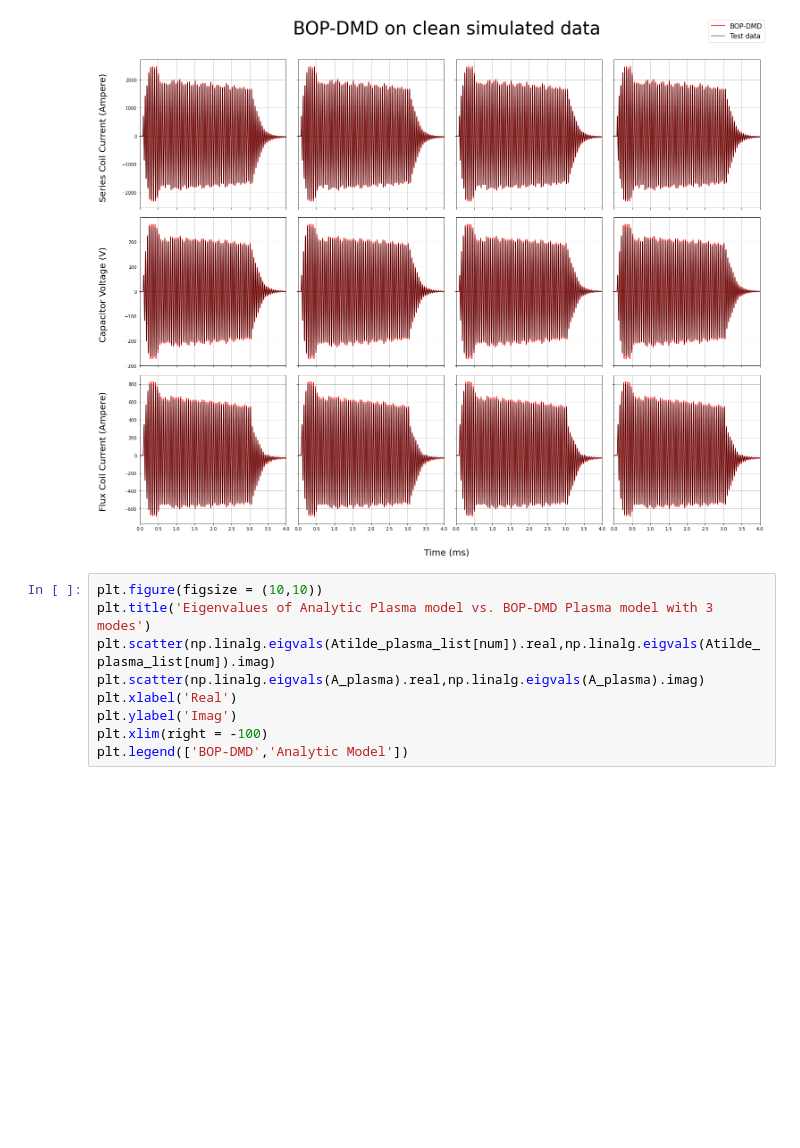
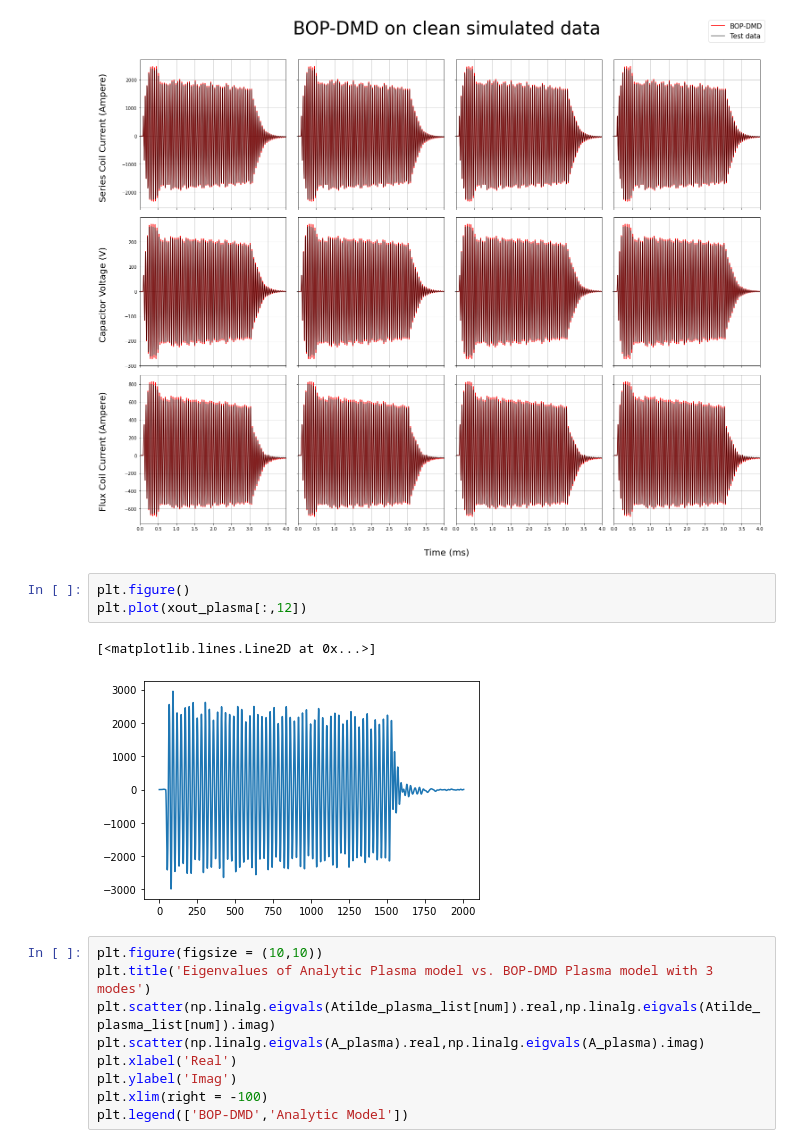
Before and after one commit to zachary-daniel/HIT-SI-Control, a Jupyter notebook: Python_Stuff/BOP_on_sim_data_for_Alan.ipynb, the cells around one changed output. Cells and saved outputs as stored; diff of their text form; blank space fills up the shorter version.

```diff
--- a/Python_Stuff/BOP_on_sim_data_for_Alan.ipynb
+++ b/Python_Stuff/BOP_on_sim_data_for_Alan.ipynb
@@ -478,6 +478,12 @@ make_graph([xout_plasma_list[num],xout_plasma],'BOP-DMD on clean simulated data'
 # %% [output]
 13
 [figure]
+# %%
+plt.figure()
+plt.plot(xout_plasma[:,12])
+# %% [output]
+[<matplotlib.lines.Line2D at 0x...>]
+[figure, added]
 # %%
 plt.figure(figsize = (10,10))
 plt.title('Eigenvalues of Analytic Plasma model vs. BOP-DMD Plasma model with 3 modes')
```
Also changed, not shown: parts of 3 cells of this notebook, 4 other files.
